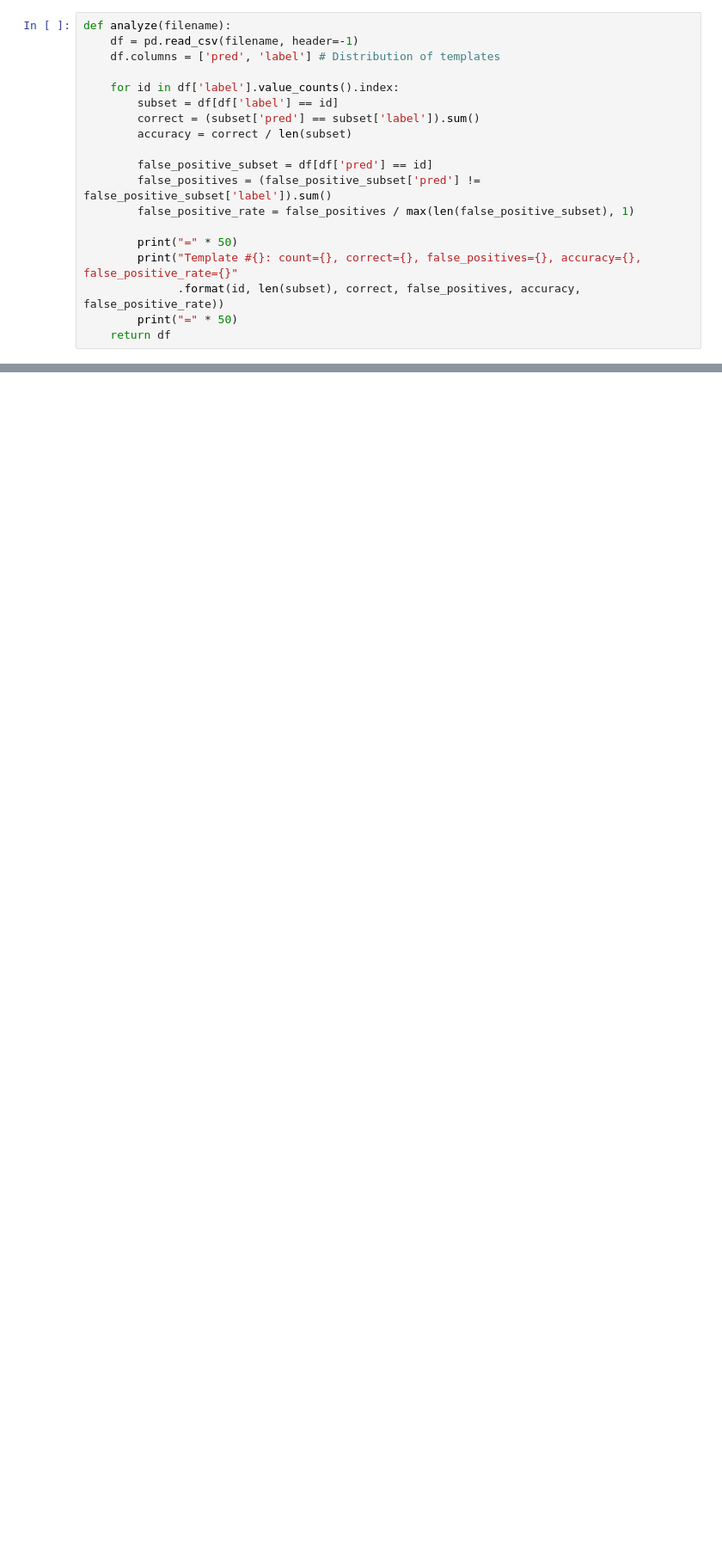
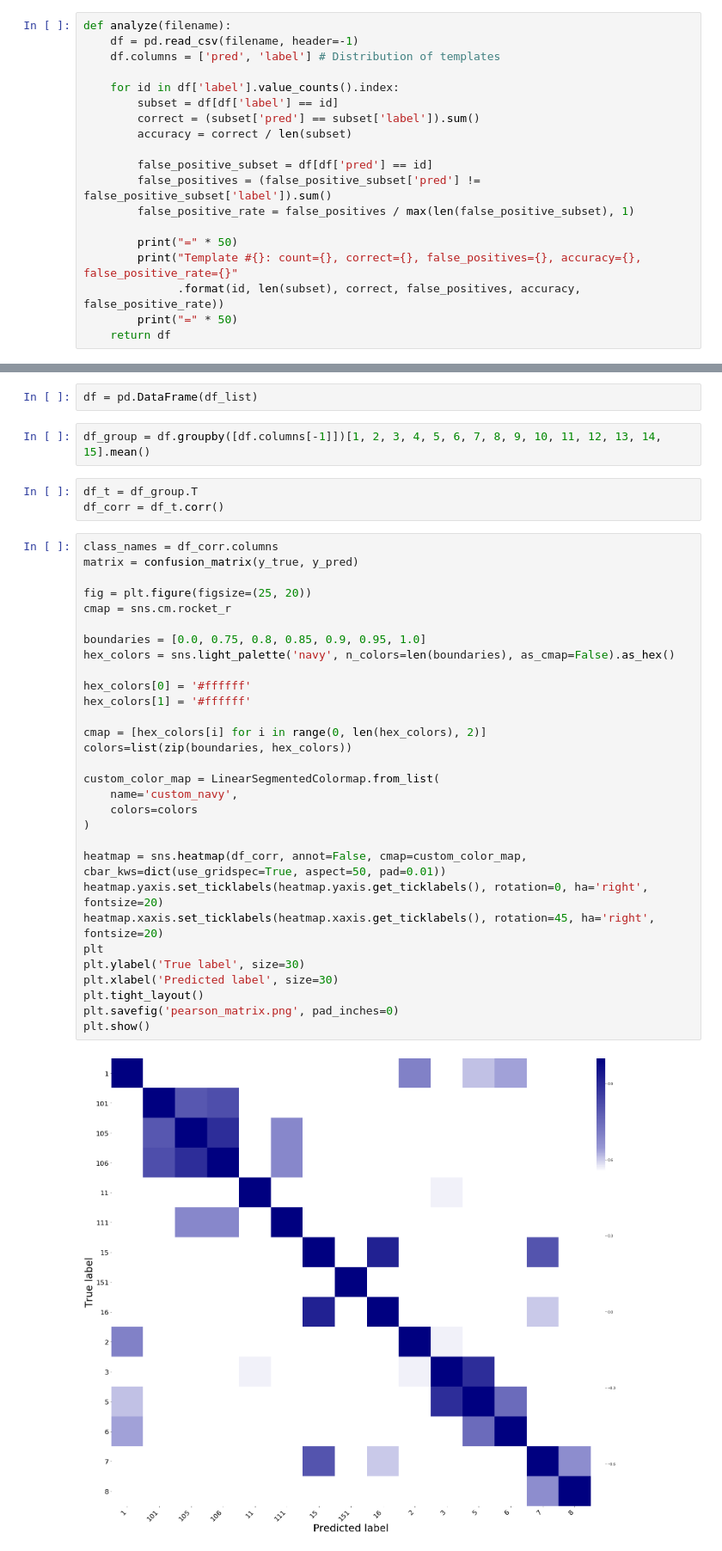
Before and after one commit to ram-g-athreya/RNN-Question-Answering, a Jupyter notebook: analysis.ipynb, the cells around one changed output, grey strips where cells are left out. Shown at 86% size. Cells and saved outputs as stored; diff of their text form; blank space fills up the shorter version.

```diff
--- a/analysis.ipynb
+++ b/analysis.ipynb
@@ -95,0 +155,39 @@ dtype: int64
+# %%
+df = pd.DataFrame(df_list)
+# %%
+df_group = df.groupby([df.columns[-1]])[1, 2, 3, 4, 5, 6, 7, 8, 9, 10, 11, 12, 13, 14, 15].mean()
+# %%
+df_t = df_group.T
+df_corr = df_t.corr()
+# %%
+class_names = df_corr.columns
+matrix = confusion_matrix(y_true, y_pred)
+
+fig = plt.figure(figsize=(25, 20))
+cmap = sns.cm.rocket_r
+
+boundaries = [0.0, 0.75, 0.8, 0.85, 0.9, 0.95, 1.0]
+hex_colors = sns.light_palette('navy', n_colors=len(boundaries), as_cmap=False).as_hex()
+
+hex_colors[0] = '#ffffff'
+hex_colors[1] = '#ffffff'
+
+cmap = [hex_colors[i] for i in range(0, len(hex_colors), 2)]
+colors=list(zip(boundaries, hex_colors))
+
+custom_color_map = LinearSegmentedColormap.from_list(
+    name='custom_navy',
+    colors=colors
+)
+
+heatmap = sns.heatmap(df_corr, annot=False, cmap=custom_color_map, cbar_kws=dict(use_gridspec=True, aspect=50, pad=0.01))
+heatmap.yaxis.set_ticklabels(heatmap.yaxis.get_ticklabels(), rotation=0, ha='right', fontsize=20)
+heatmap.xaxis.set_ticklabels(heatmap.xaxis.get_ticklabels(), rotation=45, ha='right', fontsize=20)
+plt
+plt.ylabel('True label', size=30)
+plt.xlabel('Predicted label', size=30)
+plt.tight_layout()
+plt.savefig('pearson_matrix.png', pad_inches=0)
+plt.show()
+# %% [output]
+[figure, added]
```
Also changed, not shown: parts of 22 cells of this notebook, 10 other files.
